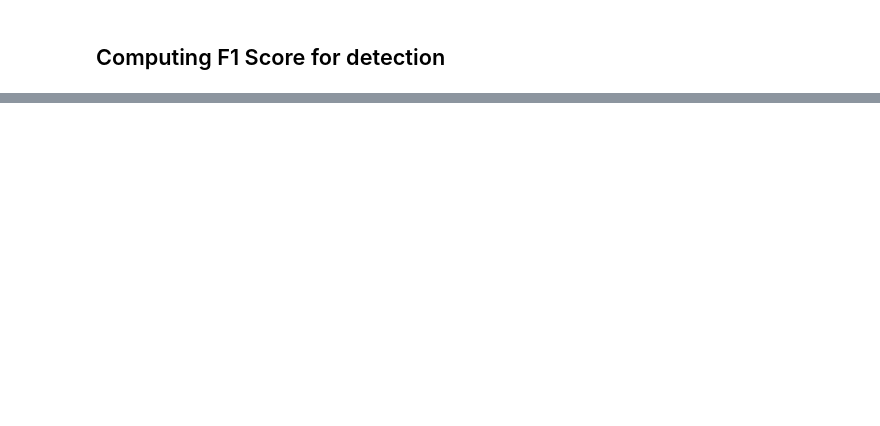
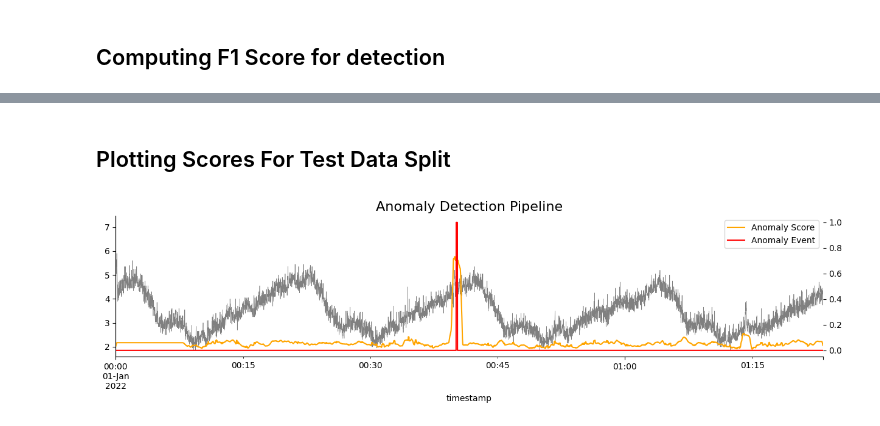
Before and after one commit to ibm-granite/granite-tsfm, a Jupyter notebook: notebooks/hfdemo/tspulse_anomaly_detection.ipynb, the cells around one changed output, grey strips where cells are left out. Cells and saved outputs as stored; diff of their text form; code cells hidden in the pictures; blank space fills up the shorter version.

```diff
--- a/notebooks/hfdemo/tspulse_anomaly_detection.ipynb
+++ b/notebooks/hfdemo/tspulse_anomaly_detection.ipynb
@@ -159,0 +185,19 @@ display(matrix)
+# %%
+f_scores = []
+
+for mode in prediction_modes:
+    pipeline = TimeSeriesAnomalyDetectionPipeline(
+        zeroshot_model,
+        timestamp_column="timestamp",
+        target_columns=["x"],
+        prediction_mode=mode,
+        aggr_win_size=64,
+        aggr_function="max",
+        smoothing_window_size=16,
+        least_significant_scale=0.01,
+        least_significant_score=0.1,
+    )
+    result = pipeline(df_input, batch_size=256, predictive_score_smoothing=True)
+    result["detections"] = (result["anomaly_score"] > anomaly_threshold).astype(float)
+    f_score = f1_score(result["y"].values, result["detections"].values, average="binary")
+    f_scores.append(f_score)
@@ -159,0 +219,3 @@ display(matrix)
+# %%
+df_test = attach_timestamp_column(data[15], time_col="timestamp", freq="s")
+df_test.head()
@@ -159,0 +245,3 @@ display(matrix)
+# %%
+%time
+result_test = pipeline(df_test, batch_size=256, predictive_score_smoothing=True)
@@ -159,0 +260,16 @@ display(matrix)
+# %% [markdown]
+## Plotting Scores For Test Data Split
+# %%
+fig, ax = plt.subplots(1, 1, figsize=(15, 3))
+ax2 = ax.twinx()
+result_test.set_index("timestamp").x.plot(ax=ax, color="gray", linewidth=0.5)
+result_test.set_index("timestamp").anomaly_score.plot(ax=ax2, color="orange", label="Anomaly Score")
+result_test.set_index("timestamp").y.plot(ax=ax2, color="red", label="Anomaly Event")
+ax2.legend()
+# ax2.set_yticks([])
+ax.set_title("Anomaly Detection Pipeline", fontsize=16)
+for s in ["top", "right"]:
+    ax.spines[s].set_visible(False)
+    ax2.spines[s].set_visible(False)
+# %% [output]
+[figure, added]
```
Also changed, not shown: parts of 21 cells of this notebook.
